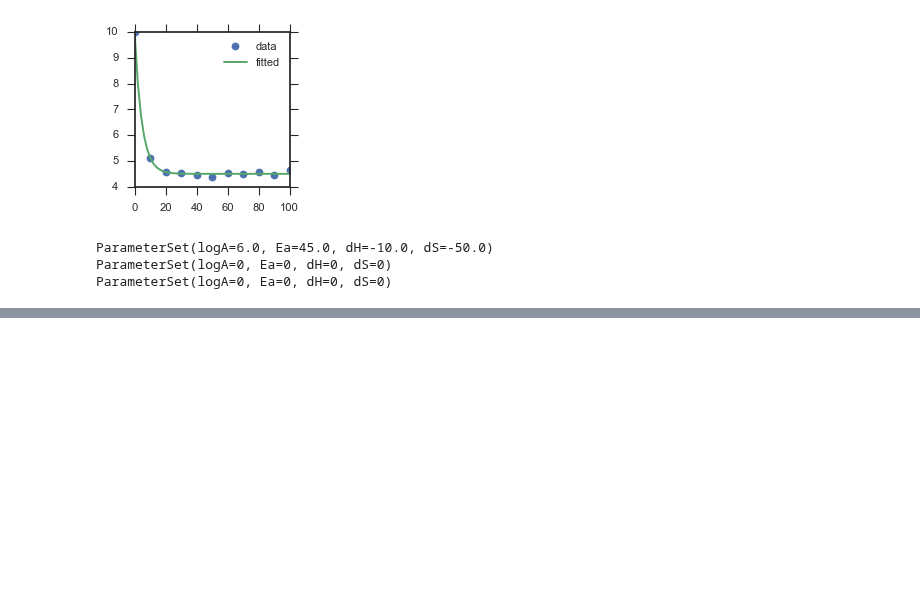
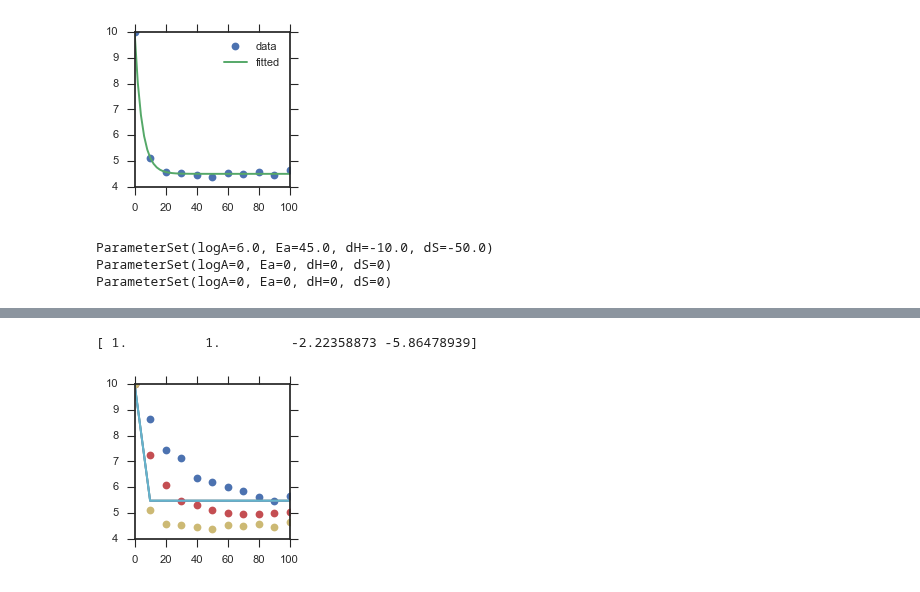
Before and after one commit to jtr5395/regression, a Jupyter notebook: FittingExercise.ipynb, the cells around one changed output, grey strips where cells are left out. Cells and saved outputs as stored; diff of their text form; code cells hidden in the pictures; blank space fills up the shorter version.

Commit message:
A bunch of random StackExchange attempts, none successful yet

```diff
--- a/FittingExercise.ipynb
+++ b/FittingExercise.ipynb
@@ -244,0 +299,45 @@ array([  7.19576877,  51.20077013, -17.58238261, -57.49479882])
+# %%
+T = 298.15
+Mat_tdata=[]
+Mat_Cadata=[]
+
+for i in range(3):
+    Mat_tdata.append(experiments[i].times)
+    Mat_Cadata.append(experiments[i].cA)
+# %%
+def concentration(t, T, par):
+    c = 10
+    R = 8.314
+
+    logA, Ea, dH, dS = par
+
+    a = np.exp((dH*1000-T*dS)/(R*T))
+    k = (10**logA)*np.exp(-Ea*1000/(R*T))
+
+    return c/(a+1)+(10-(c/(a+1)))*np.exp(-t*(a*k+k)/a)
+
+def err (par,T,t,Ca):
+    return concentration(t,T,par)-Ca
+
+def err_global(par, Mat_t, Mat_Ca):
+    err0=[]
+    for i in range(0, len(Mat_t)):
+        errc=err(par, T, Mat_t[i],Mat_Ca[i])
+        err1=np.concatenate((err0,errc))
+        err0=err1
+    return err0
+# %%
+p_global=[1,1,1,1]
+p_best,success=scipy.optimize.leastsq(err_global, p_global,args=(Mat_tdata,Mat_Cadata),maxfev=40000)
+toplot=[]
+for i in range(0,len(Mat_tdata)):
+    toplot.append(concentration(Mat_tdata[i], T,p_best))
+err_toplot=err_global(p_best, Mat_tdata,Mat_Cadata)
+print(p_best)
+
+for i in range(0,len(Mat_tdata)):
+    plt.plot(Mat_tdata[i],Mat_Cadata[i],'o',Mat_tdata[i],toplot[i],'-')
+plt.show()
+# %% [output]
+[ 1.          1.         -2.22358873 -5.86478939]
+[figure, added]
```
Also changed, not shown: parts of 2 cells of this notebook.
